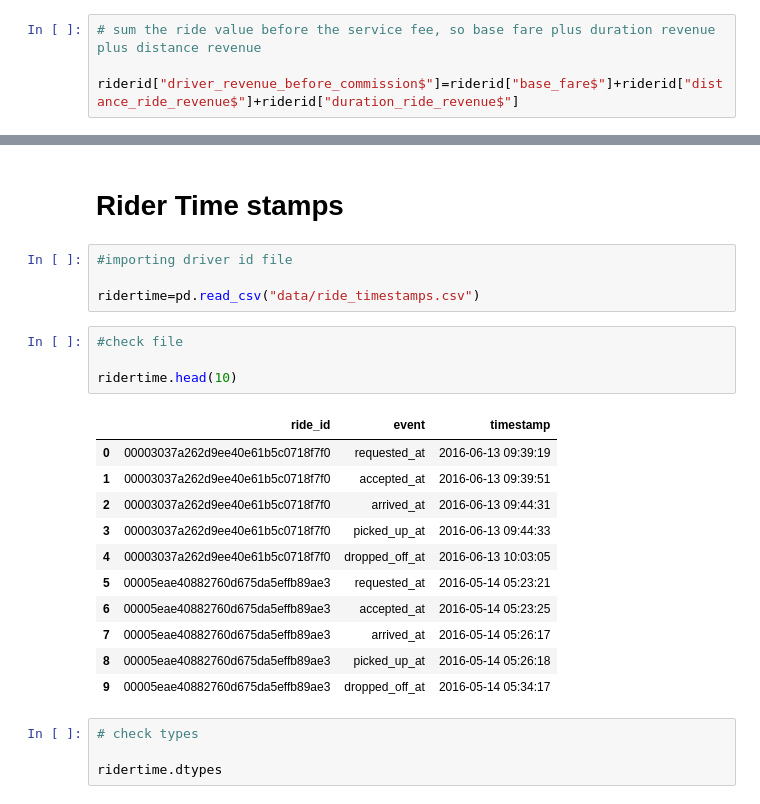
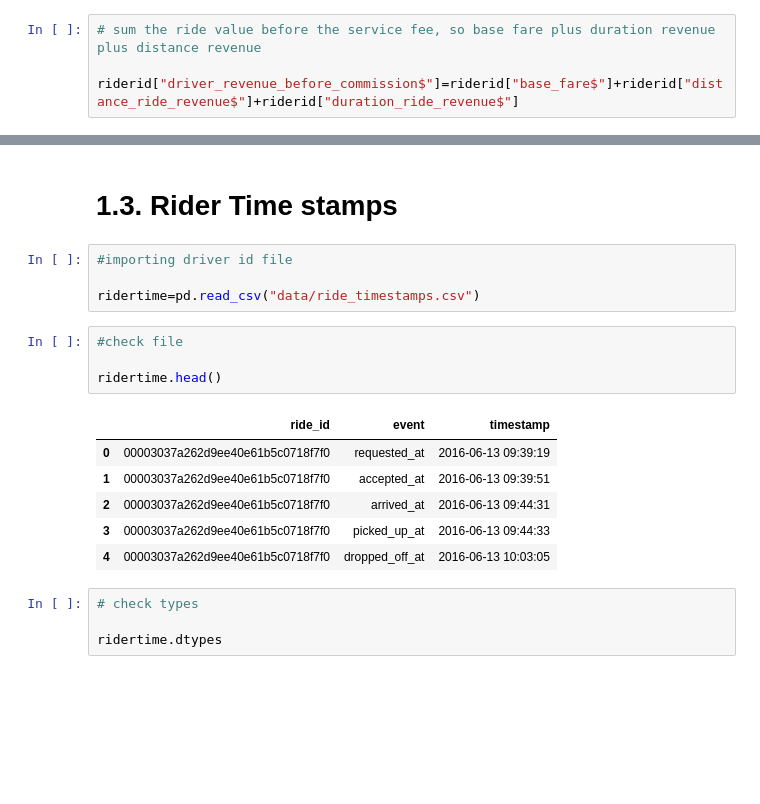
Before and after one commit to Brunadiasmiguel/challenge_drive, a Jupyter notebook: data_wrangling.ipynb, the cells around one changed output, grey strips where cells are left out. Saved outputs shown, nothing was run; the diff lists cells and outputs as text; blank space fills up the shorter version.

```diff
--- a/data_wrangling.ipynb
+++ b/data_wrangling.ipynb
@@ -258,5 +237,5 @@ riderid.head()
 # %% [markdown]
-# Rider Time stamps
+# 1.3. Rider Time stamps
 # %%
 #importing driver id file
 
@@ -264,19 +243,14 @@ ridertime=pd.read_csv("data/ride_timestamps.csv")
 # %%
 #check file
 
-ridertime.head(10)
+ridertime.head()
 # %% [output]
 |  | ride_id | event | timestamp |
 | 0 | 00003037a262d9ee40e61b5c0718f7f0 | requested_at | 2016-06-13 09:39:19 |
 | 1 | 00003037a262d9ee40e61b5c0718f7f0 | accepted_at | 2016-06-13 09:39:51 |
 | 2 | 00003037a262d9ee40e61b5c0718f7f0 | arrived_at | 2016-06-13 09:44:31 |
 | 3 | 00003037a262d9ee40e61b5c0718f7f0 | picked_up_at | 2016-06-13 09:44:33 |
 | 4 | 00003037a262d9ee40e61b5c0718f7f0 | dropped_off_at | 2016-06-13 10:03:05 |
-| 5 | 00005eae40882760d675da5effb89ae3 | requested_at | 2016-05-14 05:23:21 |
-| 6 | 00005eae40882760d675da5effb89ae3 | accepted_at | 2016-05-14 05:23:25 |
-| 7 | 00005eae40882760d675da5effb89ae3 | arrived_at | 2016-05-14 05:26:17 |
-| 8 | 00005eae40882760d675da5effb89ae3 | picked_up_at | 2016-05-14 05:26:18 |
-| 9 | 00005eae40882760d675da5effb89ae3 | dropped_off_at | 2016-05-14 05:34:17 |
 # %%
 # check types
 
```
Also changed, not shown: parts of 89 cells of this notebook.
